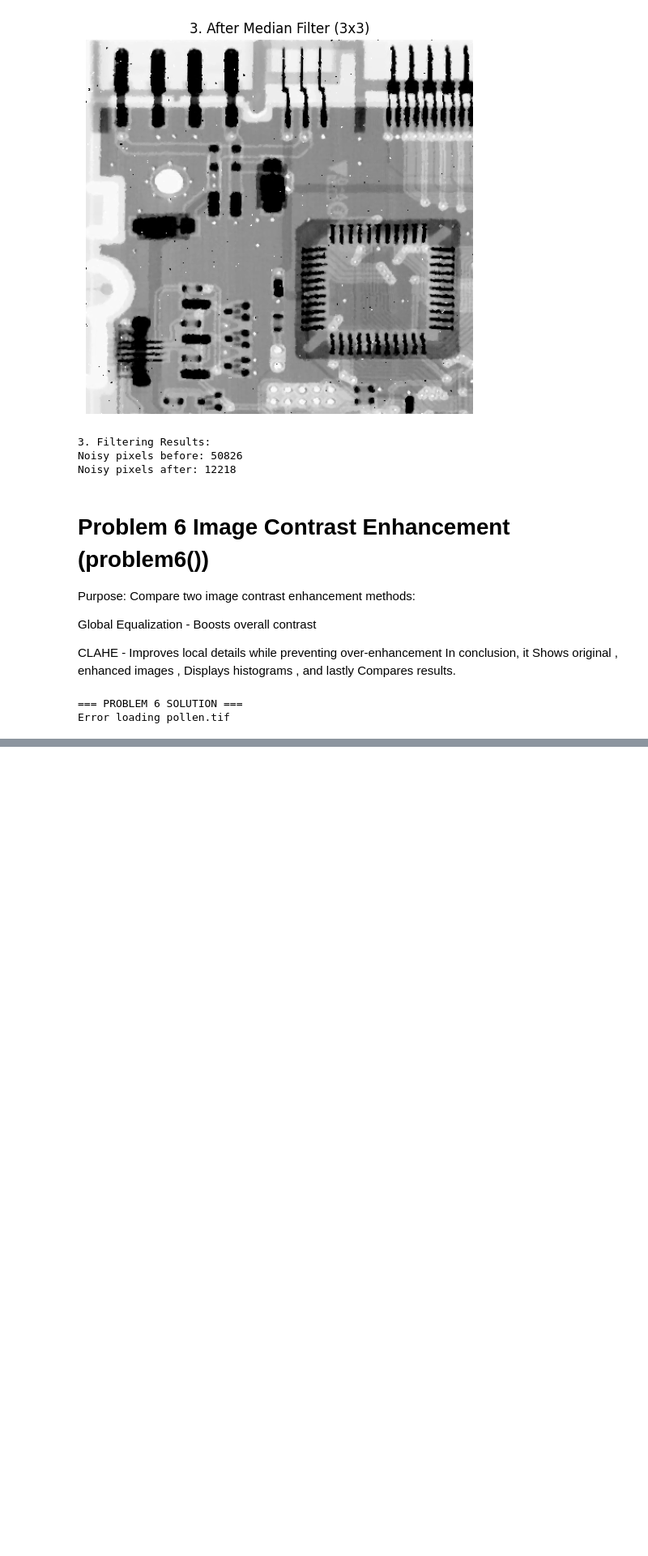
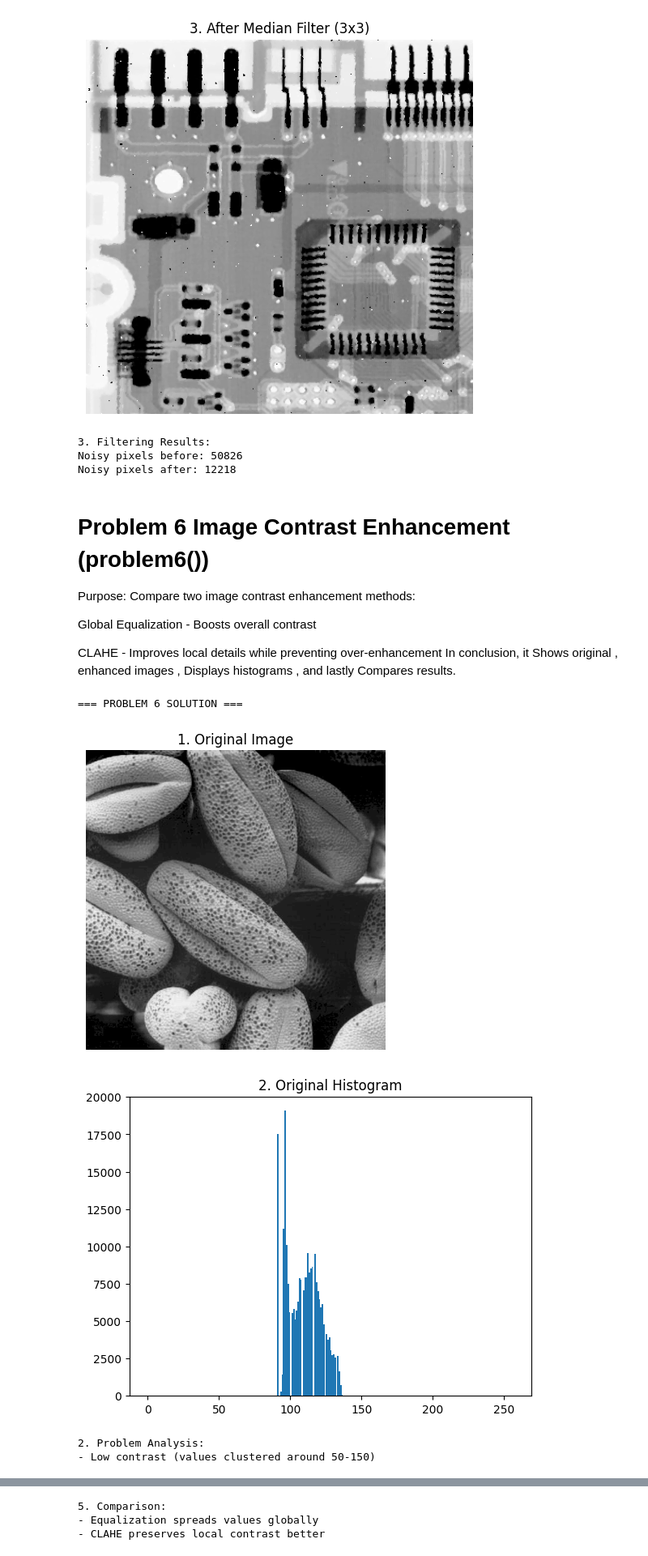
Before and after one commit to Sulafa-Arsalan/image-processing, a Jupyter notebook: problems.ipynb, the cells around one changed output, grey strips where cells are left out. Shown at 81% size. Saved outputs shown, nothing was run; the diff lists cells and outputs as text; code cells hidden in the pictures; blank space fills up the shorter version.

Commit message:
problems

```diff
--- a/problems.ipynb
+++ b/problems.ipynb
@@ -264,18 +264,17 @@ Global Equalization - Boosts overall contrast
 CLAHE - Improves local details while preventing over-enhancement
 In conclusion, it Shows original , enhanced images , Displays histograms , and lastly Compares results.
 # %%
-
-
- %matplotlib inline
+%matplotlib inline
 import matplotlib.pyplot as plt
-plt.ion()  # Turn on interactive mode
+plt.ion()
 from IPython.display import display, clear_output
 import cv2
 import numpy as np
+import os
 
 def get_image_path(filename):
-    """Helper function to get image path"""
-    return filename  # Assuming image is in same directory
+    """Get image path from images folder"""
+    return os.path.join('images', filename)  # Look in images folder
 
 def show_image(title, image, cmap=None):
     """Display an image with title"""
@@ -289,17 +288,20 @@ def show_image(title, image, cmap=None):
 
 def problem6():
     print("\n=== PROBLEM 6 SOLUTION ===")
-    img_path = get_image_path('pollen.tif')
+    img_path = get_image_path('Pollen.tif')  # Correct capitalization and folder
     img = cv2.imread(img_path, cv2.IMREAD_GRAYSCALE)
+
     if img is None:
         print(f"Error loading {img_path}")
+        print("Available files in images folder:", os.listdir('images'))
         return
 
+    # 1. Show original image
     show_image("1. Original Image", img, 'gray')
 
-    # Original Histogram
+    # 2. Original histogram
     plt.figure()
-    plt.hist(img.ravel(), 256, [0, 256])
+    plt.hist(img.ravel(), 256, [0, 256])  # Fixed .rawal() to .ravel()
     plt.title("2. Original Histogram")
     plt.show(block=False)
     plt.pause(2)
@@ -308,37 +310,40 @@ def problem6():
     print("\n2. Problem Analysis:")
     print("- Low contrast (values clustered around 50-150)")
 
-    # Histogram Equalization
+    # 3a. Histogram equalization
     equalized = cv2.equalizeHist(img)
     show_image("3a. Histogram Equalization", equalized, 'gray')
 
-    # Equalized Histogram
+    # 3b. Equalized histogram
     plt.figure()
     plt.hist(equalized.ravel(), 256, [0, 256])
     plt.title("3b. Equalized Histogram")
     plt.show(block=False)
     plt.pause(2)
     plt.close()
 
-    # CLAHE Enhancement
+    # 4a. CLAHE enhancement
     clahe = cv2.createCLAHE(clipLimit=2.0, tileGridSize=(8, 8))
     clahe_img = clahe.apply(img)
     show_image("4a. CLAHE Enhancement", clahe_img, 'gray')
 
-    # CLAHE Histogram
+    # 4b. CLAHE histogram
     plt.figure()
-    plt.hist(clahe_img.ravel(), 256, [0, 256])
+    plt.hist(clahe_img.ravel(), 256, [0, 256])  # Fixed typo here
     plt.title("4b. CLAHE Histogram")
     plt.show(block=False)
     plt.pause(2)
     plt.close()
 
     print("\n5. Comparison:")
     print("- Equalization spreads values globally")
     print("- CLAHE preserves local contrast better")
 
 # Run the function
 problem6()
 # %% [output]
 === PROBLEM 6 SOLUTION ===
-Error loading pollen.tif
+[figure, added]
+[figure, added]
+2. Problem Analysis:
+- Low contrast (values clustered around 50-150)
@@ -344,0 +354,3 @@ Error loading pollen.tif
+5. Comparison:
+- Equalization spreads values globally
+- CLAHE preserves local contrast better
```
Also changed, not shown: parts of 1 cell of this notebook.
